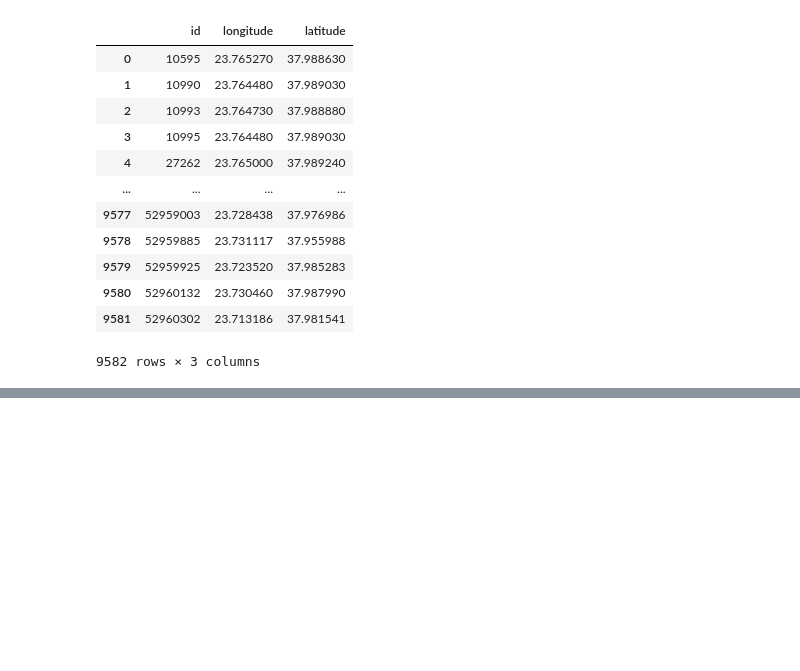
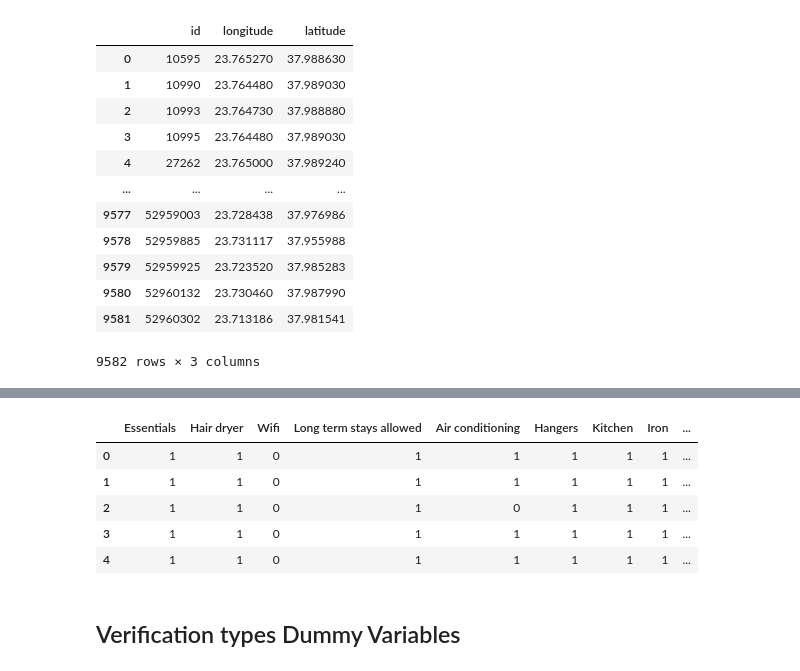
Before and after one commit to DimitriosTagkoulis/AirBnB_Price_Prediction, a Jupyter notebook: DataPrep.ipynb, the cells around one changed output, grey strips where cells are left out. Cells and saved outputs as stored; diff of their text form; code cells hidden in the pictures; blank space fills up the shorter version.

```diff
--- a/DataPrep.ipynb
+++ b/DataPrep.ipynb
@@ -149,0 +205,3 @@ Length: 74, dtype: object
+# %%
+amenity_freq = pd.DataFrame(data = to_1D(df['amenities']).value_counts(), columns=["Count"])
+unique_amenities = to_1D(df['amenities']).value_counts()
@@ -149,0 +224,29 @@ Length: 74, dtype: object
+# %%
+def boolean_df(item_lists, unique_items):
+
+    # Create empty dict
+    bool_dict = {}
+
+    # Loop through all the tags
+    for i, item in enumerate(unique_items):
+
+        # Apply boolean mask that returns a True-False list of whether a tag is in a taglist
+        bool_dict[item] = item_lists.apply(lambda x: item in x)
+
+    # Return the results as a dataframe
+    return pd.DataFrame(bool_dict)
+# %%
+amenities_encoding = boolean_df(df['amenities'], unique_amenities.keys()).astype(int)
+# %%
+amenities_encoding['id'] = dfRaw['id']
+# %%
+amenities_encoding.head()
+# %% [output]
+|  | Essentials | Hair dryer | Wifi | Long term stays allowed | Air conditioning | Hangers | Kitchen | Iron | ... |
+| 0 | 1 | 1 | 0 | 1 | 1 | 1 | 1 | 1 | ... |
+| 1 | 1 | 1 | 0 | 1 | 1 | 1 | 1 | 1 | ... |
+| 2 | 1 | 1 | 0 | 1 | 0 | 1 | 1 | 1 | ... |
+| 3 | 1 | 1 | 0 | 1 | 1 | 1 | 1 | 1 | ... |
+| 4 | 1 | 1 | 0 | 1 | 1 | 1 | 1 | 1 | ... |
+# %% [markdown]
+## Verification types Dummy Variables
```
Also changed, not shown: parts of 99 cells of this notebook, 11 other files.
